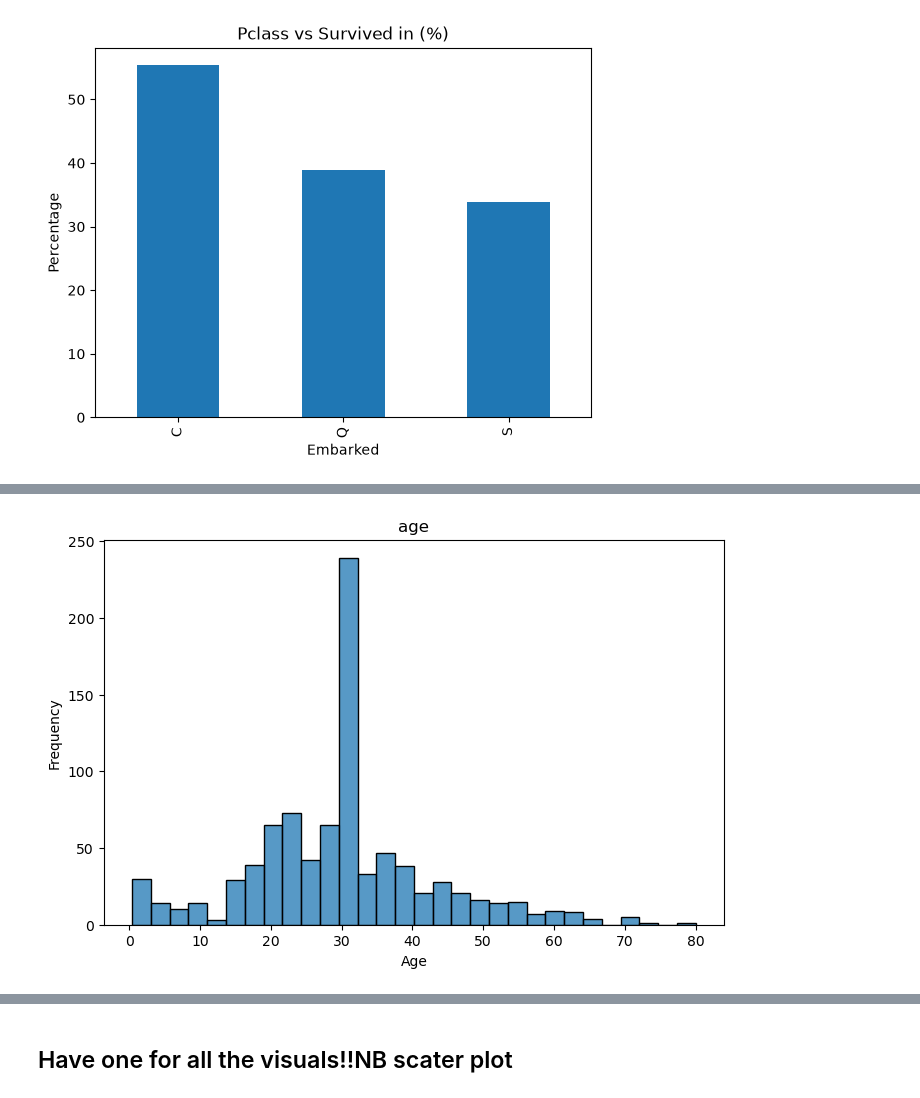
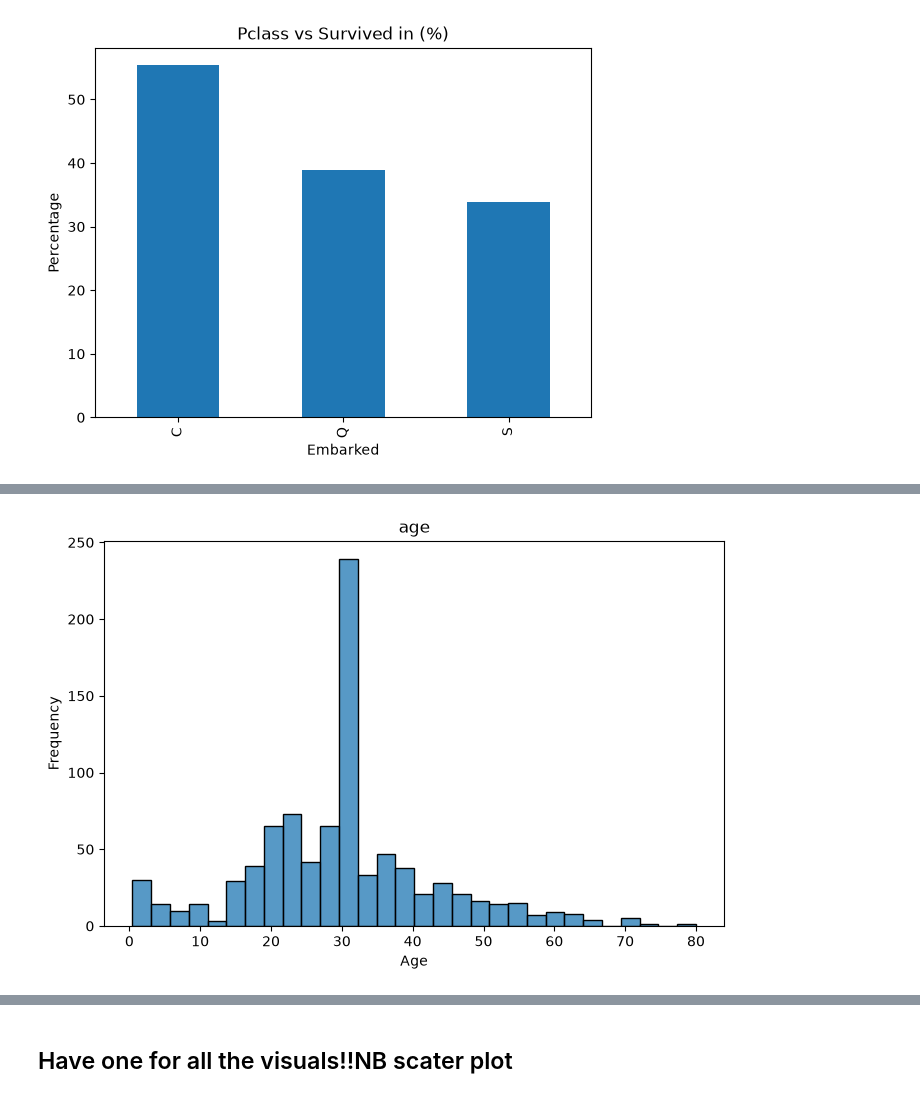
Before and after one commit to johannesmakgetha/Titanic---Machine-Learning-from-Disaster, a Jupyter notebook: notebook.ipynb, the cells around one changed output, grey strips where cells are left out. Saved outputs shown, nothing was run; the diff lists cells and outputs as text; code cells hidden in the pictures.

```diff
--- a/notebook.ipynb
+++ b/notebook.ipynb
@@ -279,12 +279,12 @@ plt.show()
 # %%
 
 plt.figure(figsize=(8,5))
-sns.histplot(data_cleaned['Age'],bins=30)
+sns.histplot(train_data['Age'],bins=30)
 plt.title('age')
 plt.ylabel('Frequency')
 plt.xlabel('Age')
 plt.show()
 # %% [output]
-[figure, old version]
+[figure, new version]
 # %%
 plt.figure(figsize=(8, 5))
```
Also changed, not shown: parts of 5 cells of this notebook.
